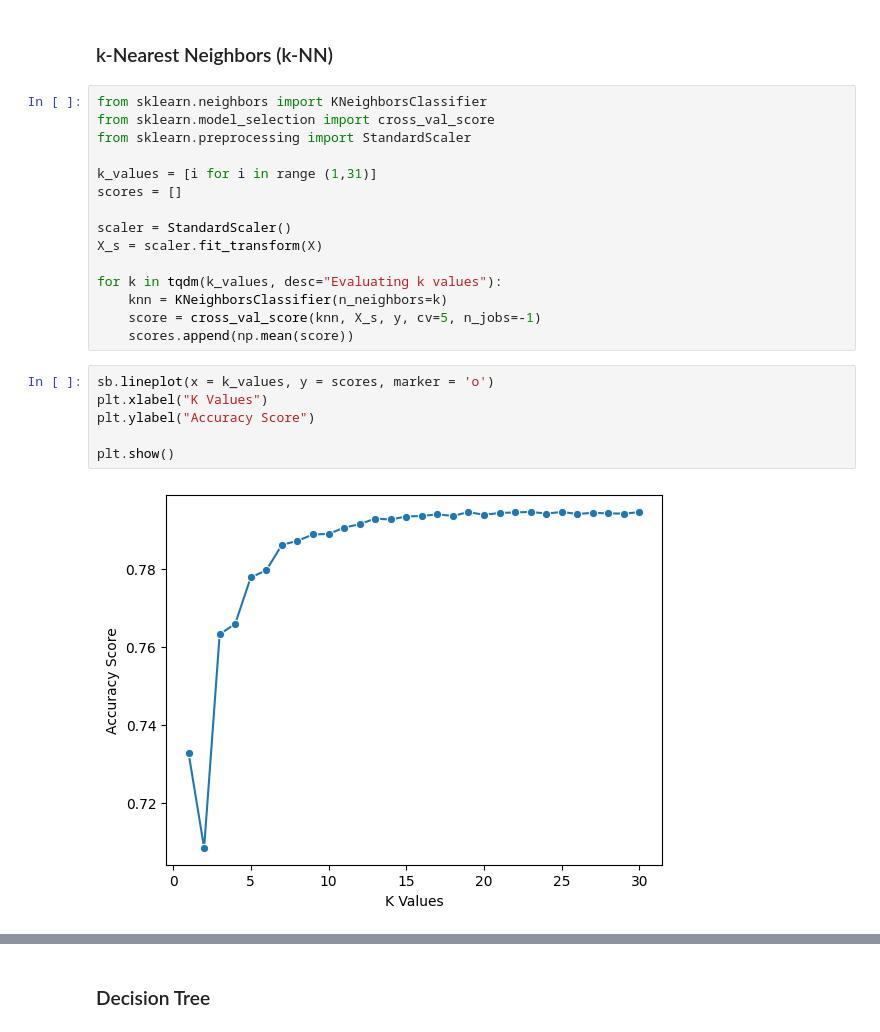
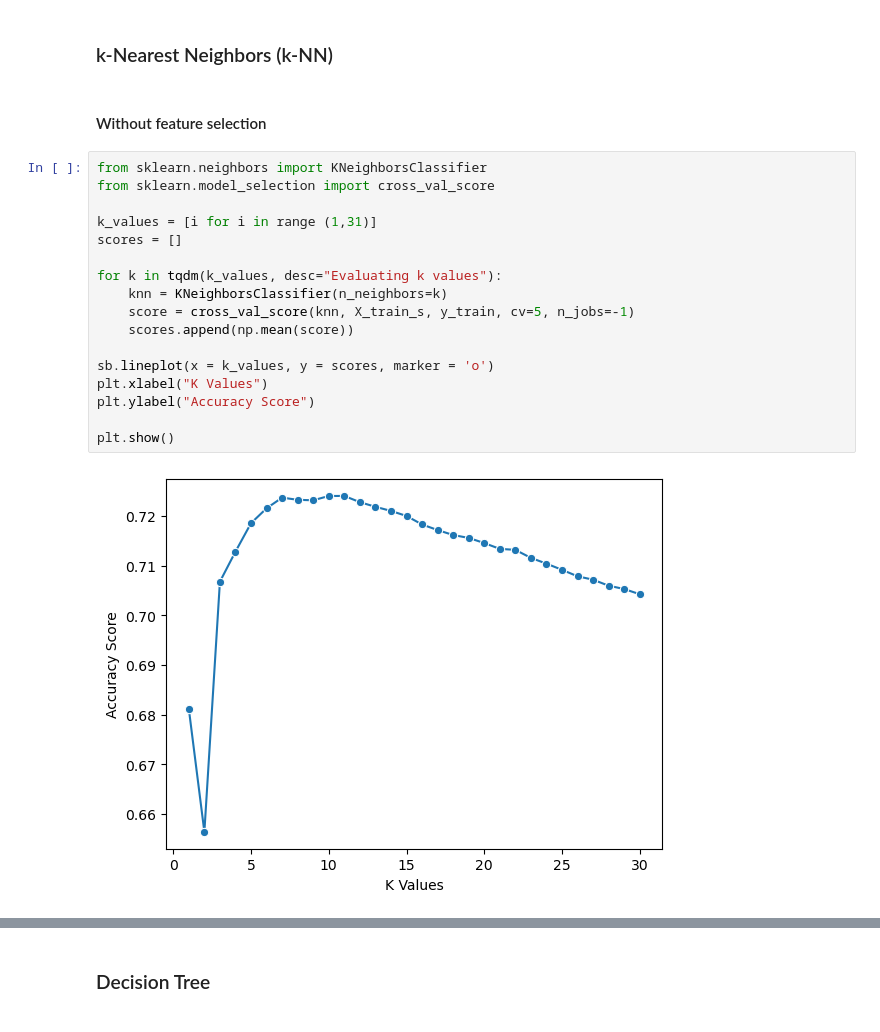
Before and after one commit to diogovenade/ia-academic-success, a Jupyter notebook: academic_success.ipynb, the cells around one changed output, grey strips where cells are left out. Drawn from its saved outputs; the diff is of its cells as text.

Commit message:
Added text and tried feature selection

```diff
--- a/academic_success.ipynb
+++ b/academic_success.ipynb
@@ -235,29 +287,27 @@ X_test_s[num_features] = scaler.transform(X_test[num_features])
 ## Models
 # %% [markdown]
 ### k-Nearest Neighbors (k-NN)
+# %% [markdown]
+#### Without feature selection
 # %%
 from sklearn.neighbors import KNeighborsClassifier
 from sklearn.model_selection import cross_val_score
-from sklearn.preprocessing import StandardScaler
 
 k_values = [i for i in range (1,31)]
 scores = []
 
-scaler = StandardScaler()
-X_s = scaler.fit_transform(X)
-
 for k in tqdm(k_values, desc="Evaluating k values"):
     knn = KNeighborsClassifier(n_neighbors=k)
-    score = cross_val_score(knn, X_s, y, cv=5, n_jobs=-1)
+    score = cross_val_score(knn, X_train_s, y_train, cv=5, n_jobs=-1)
     scores.append(np.mean(score))
+
+sb.lineplot(x = k_values, y = scores, marker = 'o')
+plt.xlabel("K Values")
+plt.ylabel("Accuracy Score")
+
+plt.show()
+# %% [output]
+[figure, added]
-# %%
-sb.lineplot(x = k_values, y = scores, marker = 'o')
-plt.xlabel("K Values")
-plt.ylabel("Accuracy Score")
-
-plt.show()
-# %% [output]
-[figure, removed]
 # %%
 from sklearn.metrics import accuracy_score, precision_score, recall_score, f1_score, confusion_matrix
 
```
Also changed, not shown: parts of 31 cells of this notebook.
